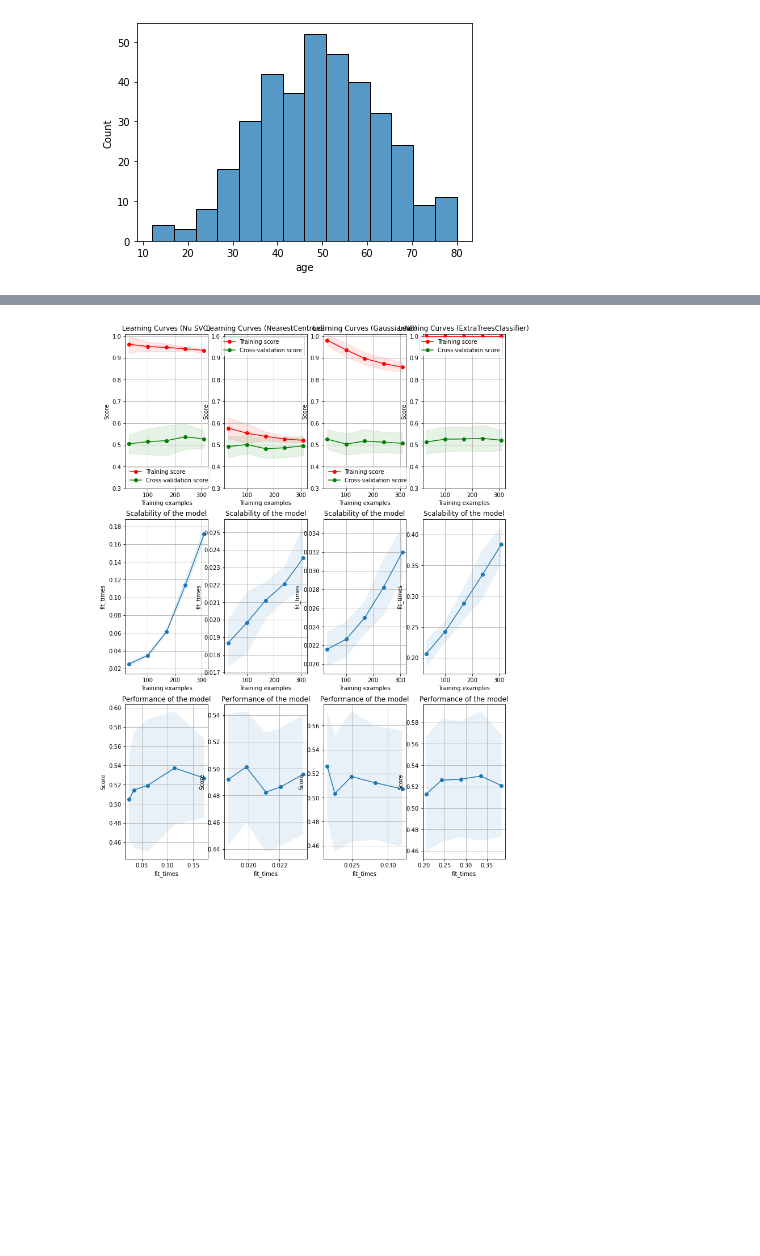
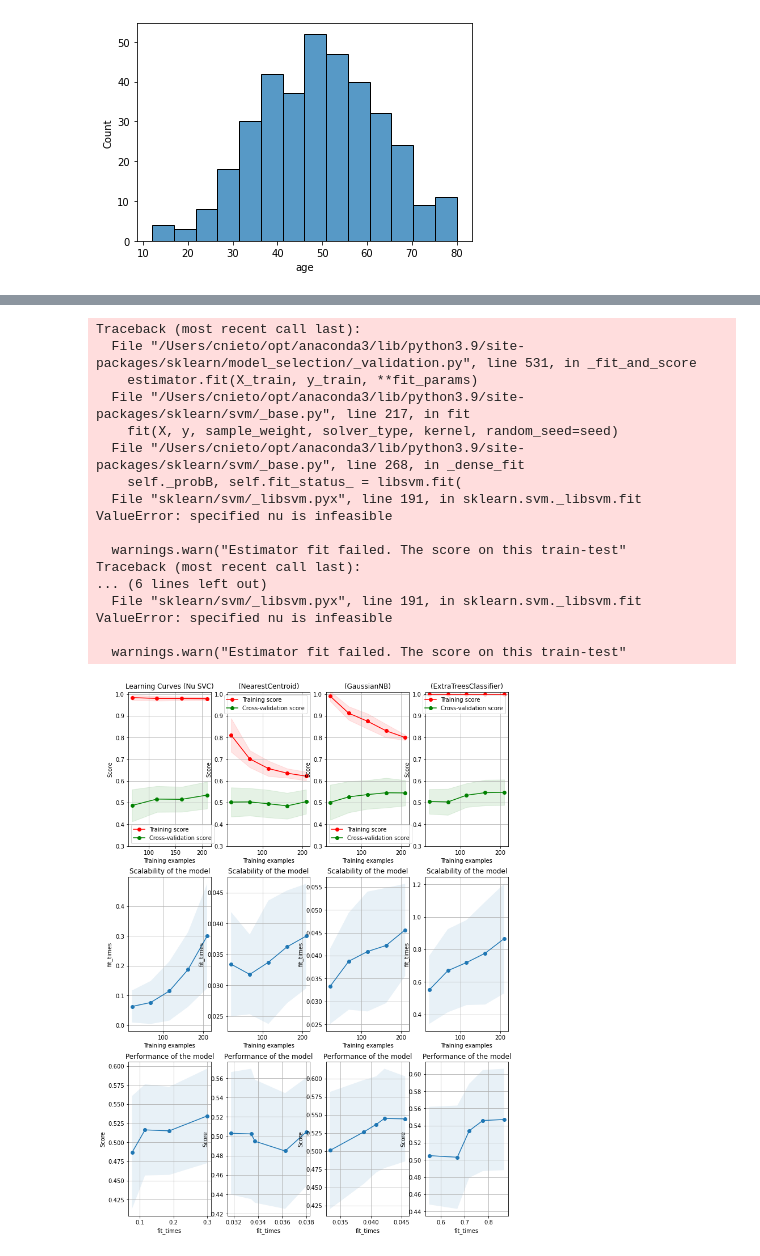
Before and after one commit to GerardDD/PR_Final_PeriapicalRadiography_Classification, a Jupyter notebook: Modelo/CrossValidation_learningCurves.ipynb, the cells around one changed output, grey strips where cells are left out. Drawn from its saved outputs; the diff is of its cells as text; code cells hidden in the pictures; blank space fills up the shorter version.

```diff
--- a/Modelo/CrossValidation_learningCurves.ipynb
+++ b/Modelo/CrossValidation_learningCurves.ipynb
@@ -24,7 +24,7 @@ df.rename(columns={'1000':'age', '1001':'sex'},inplace=True)
 encoder = ce.BinaryEncoder()
 df['sex_0'] = encoder.fit_transform(df['sex'])['sex_0']
 df['sex_1'] = encoder.fit_transform(df['sex'])['sex_1']
-X = df.drop(['Target','sex','age'],axis=1)
+X = df.drop(['Target','sex','age','sex_0','sex_1'],axis=1)
 y = df.Target
 model = NuSVC()
 # %%
@@ -224,3 +274,13 @@ def plot_learning_curve(
+# %%
+df_2 = pd.read_csv('dataset_final_rotated.csv')
+df_2.drop('Unnamed: 0',axis=1,inplace=True)
+#df_2.rename(columns={'1000':'age', '1001':'sex'},inplace=True)
+#encoder = ce.BinaryEncoder()
+#df_2['sex_0'] = encoder.fit_transform(df_2['sex'])['sex_0']
+#df_2['sex_1'] = encoder.fit_transform(df_2['sex'])['sex_1']
+X = df_2.drop(['Target'],axis=1)
+y = df_2.Target
+model = NuSVC()
 # %%
 fig, axes = plt.subplots(3, 4, figsize=(12, 17))
 
@@ -228,38 +288,55 @@ fig, axes = plt.subplots(3, 4, figsize=(12, 17))
 
 title = "Learning Curves (Nu SVC)"
 # Cross validation with 50 iterations to get smoother mean test and train
 # score curves, each time with 20% data randomly selected as a validation set.
-cv = ShuffleSplit(n_splits=30, test_size=0.2, random_state=0)
+cv = StratifiedShuffleSplit(n_splits=30, test_size=0.2, random_state=0)
 
 estimator = NuSVC()
 plot_learning_curve(
     estimator, title, X, y, axes=axes[:, 0], ylim=(0.3, 1.01), cv=cv, n_jobs=4
 )
 
-title = r"Learning Curves (NearestCentroid)"
+title = r"(NearestCentroid)"
 # SVC is more expensive so we do a lower number of CV iterations:
-cv = ShuffleSplit(n_splits=30, test_size=0.2, random_state=0)
+cv = StratifiedShuffleSplit(n_splits=30, test_size=0.2, random_state=0)
 estimator = NearestCentroid()
 plot_learning_curve(
     estimator, title, X, y, axes=axes[:, 1], ylim=(0.3, 1.01), cv=cv, n_jobs=4
 )
 
-title = r"Learning Curves (GaussianNB)"
+title = r"(GaussianNB)"
 # SVC is more expensive so we do a lower number of CV iterations:
-cv = ShuffleSplit(n_splits=30, test_size=0.2, random_state=0)
+cv = StratifiedShuffleSplit(n_splits=30, test_size=0.2, random_state=0)
 estimator = GaussianNB()
 plot_learning_curve(
     estimator, title, X, y, axes=axes[:, 2], ylim=(0.3, 1.01), cv=cv, n_jobs=4
 )
 
-title = r"Learning Curves (ExtraTreesClassifier)"
+title = r"(ExtraTreesClassifier)"
 # SVC is more expensive so we do a lower number of CV iterations:
-cv = ShuffleSplit(n_splits=30, test_size=0.2, random_state=0)
+cv = StratifiedShuffleSplit(n_splits=30, test_size=0.2, random_state=0)
 estimator = ExtraTreesClassifier()
 plot_learning_curve(
     estimator, title, X, y, axes=axes[:, 3], ylim=(0.3, 1.01), cv=cv, n_jobs=4
 )
 
 plt.show()
 # %% [output]
+Traceback (most recent call last):
+  File "/Users/cnieto/opt/anaconda3/lib/python3.9/site-packages/sklearn/model_selection/_validation.py", line 531, in _fit_and_score
+    estimator.fit(X_train, y_train, **fit_params)
+  File "/Users/cnieto/opt/anaconda3/lib/python3.9/site-packages/sklearn/svm/_base.py", line 217, in fit
+    fit(X, y, sample_weight, solver_type, kernel, random_seed=seed)
+  File "/Users/cnieto/opt/anaconda3/lib/python3.9/site-packages/sklearn/svm/_base.py", line 268, in _dense_fit
+    self._probB, self.fit_status_ = libsvm.fit(
+  File "sklearn/svm/_libsvm.pyx", line 191, in sklearn.svm._libsvm.fit
+ValueError: specified nu is infeasible
+
+  warnings.warn("Estimator fit failed. The score on this train-test"
+Traceback (most recent call last):
+... (6 lines left out)
+  File "sklearn/svm/_libsvm.pyx", line 191, in sklearn.svm._libsvm.fit
+ValueError: specified nu is infeasible
+
+  warnings.warn("Estimator fit failed. The score on this train-test"
-[figure, old version]
+[figure, new version]
```
Also changed, not shown: parts of 10 cells of this notebook, 1 other file.
